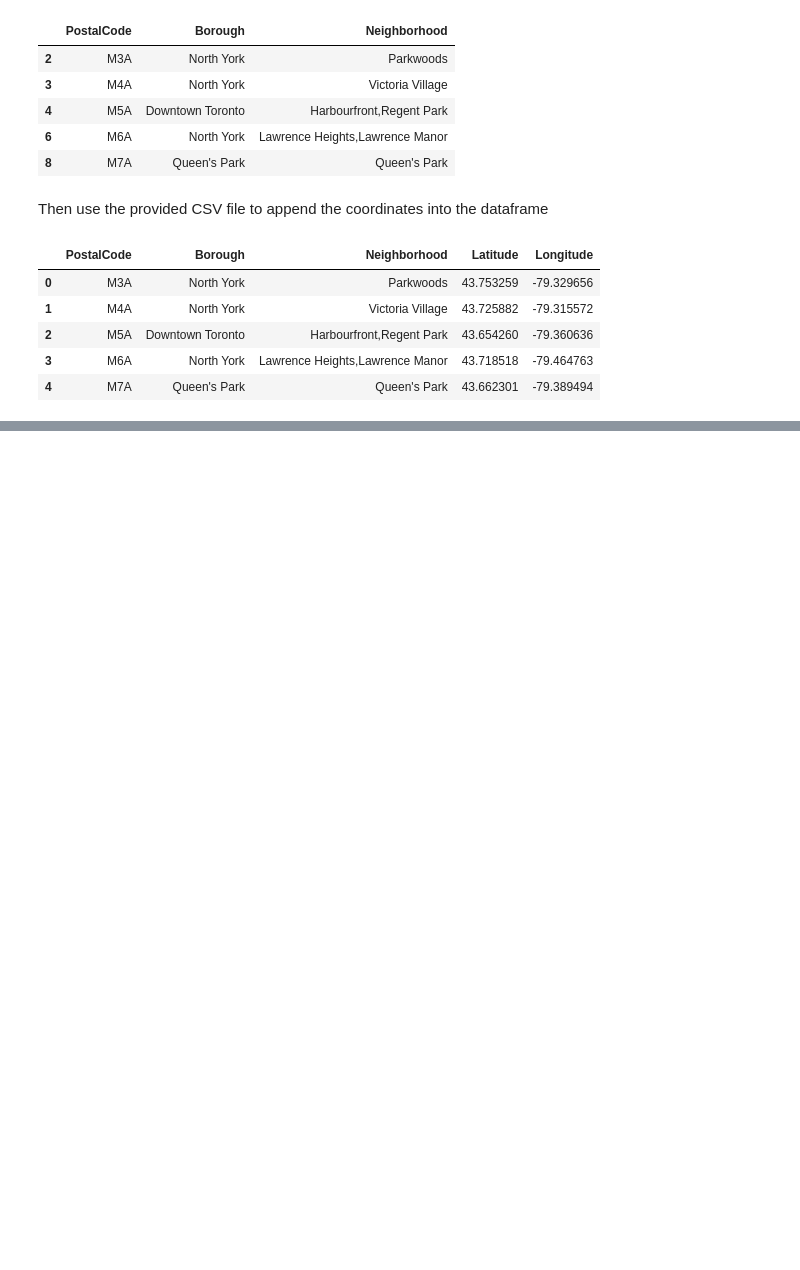
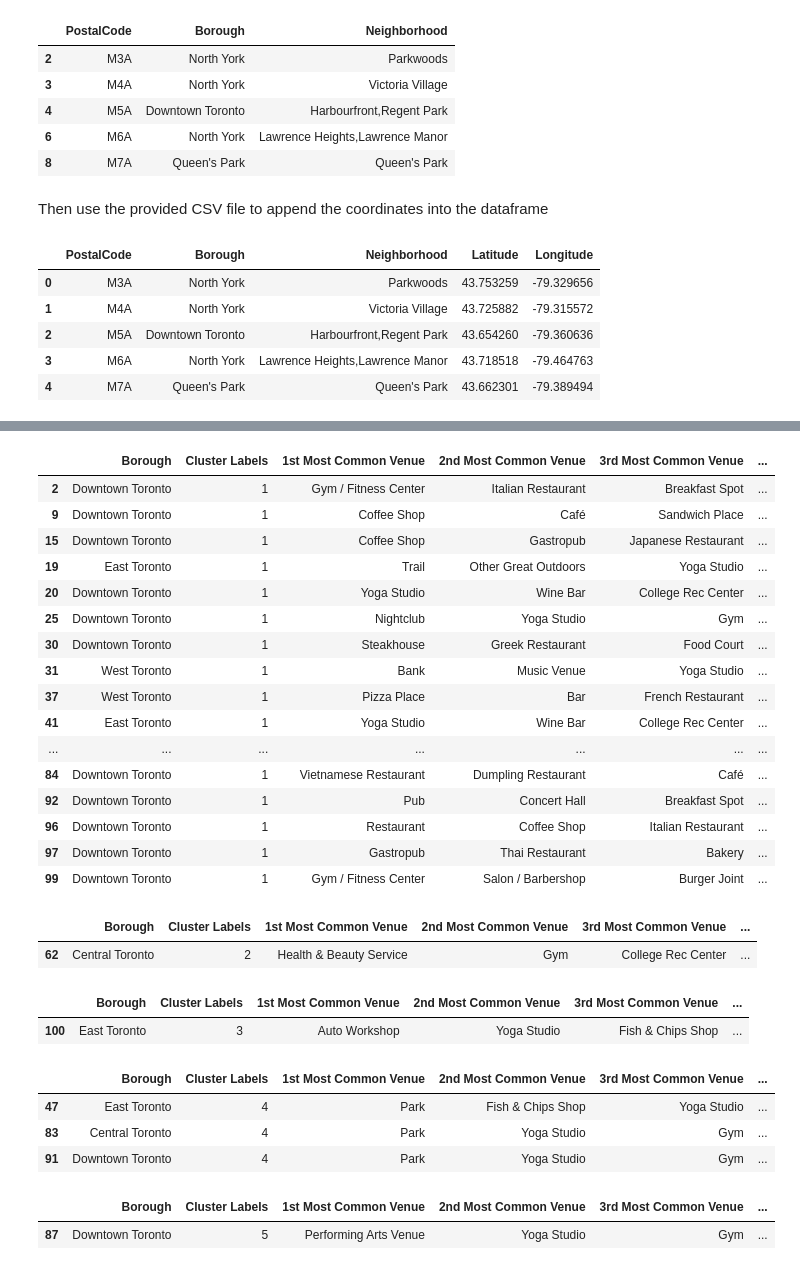
Before and after one commit to rautis/Coursera_Capstone, a Jupyter notebook: Segmenting_Clustering.ipynb, the cells around one changed output, grey strips where cells are left out. Drawn from its saved outputs; the diff is of its cells as text; code cells hidden in the pictures; blank space fills up the shorter version.

```diff
--- a/Segmenting_Clustering.ipynb
+++ b/Segmenting_Clustering.ipynb
@@ -81,0 +468,42 @@ toronto_df.head()
+# %%
+toronto_merged.loc[toronto_merged['Cluster Labels'] == 1, toronto_merged.columns[[1] + list(range(5, toronto_merged.shape[1]))]]
+# %% [output]
+|  | Borough | Cluster Labels | 1st Most Common Venue | 2nd Most Common Venue | 3rd Most Common Venue | ... |
+| 2 | Downtown Toronto | 1 | Gym / Fitness Center | Italian Restaurant | Breakfast Spot | ... |
+| 9 | Downtown Toronto | 1 | Coffee Shop | Café | Sandwich Place | ... |
+| 15 | Downtown Toronto | 1 | Coffee Shop | Gastropub | Japanese Restaurant | ... |
+| 19 | East Toronto | 1 | Trail | Other Great Outdoors | Yoga Studio | ... |
+| 20 | Downtown Toronto | 1 | Yoga Studio | Wine Bar | College Rec Center | ... |
+| 25 | Downtown Toronto | 1 | Nightclub | Yoga Studio | Gym | ... |
+| 30 | Downtown Toronto | 1 | Steakhouse | Greek Restaurant | Food Court | ... |
+| 31 | West Toronto | 1 | Bank | Music Venue | Yoga Studio | ... |
+| 37 | West Toronto | 1 | Pizza Place | Bar | French Restaurant | ... |
+| 41 | East Toronto | 1 | Yoga Studio | Wine Bar | College Rec Center | ... |
+| ... | ... | ... | ... | ... | ... | ... |
+| 84 | Downtown Toronto | 1 | Vietnamese Restaurant | Dumpling Restaurant | Café | ... |
+| 92 | Downtown Toronto | 1 | Pub | Concert Hall | Breakfast Spot | ... |
+| 96 | Downtown Toronto | 1 | Restaurant | Coffee Shop | Italian Restaurant | ... |
+| 97 | Downtown Toronto | 1 | Gastropub | Thai Restaurant | Bakery | ... |
+| 99 | Downtown Toronto | 1 | Gym / Fitness Center | Salon / Barbershop | Burger Joint | ... |
+# %%
+toronto_merged.loc[toronto_merged['Cluster Labels'] == 2, toronto_merged.columns[[1] + list(range(5, toronto_merged.shape[1]))]]
+# %% [output]
+|  | Borough | Cluster Labels | 1st Most Common Venue | 2nd Most Common Venue | 3rd Most Common Venue | ... |
+| 62 | Central Toronto | 2 | Health & Beauty Service | Gym | College Rec Center | ... |
+# %%
+toronto_merged.loc[toronto_merged['Cluster Labels'] == 3, toronto_merged.columns[[1] + list(range(5, toronto_merged.shape[1]))]]
+# %% [output]
+|  | Borough | Cluster Labels | 1st Most Common Venue | 2nd Most Common Venue | 3rd Most Common Venue | ... |
+| 100 | East Toronto | 3 | Auto Workshop | Yoga Studio | Fish & Chips Shop | ... |
+# %%
+toronto_merged.loc[toronto_merged['Cluster Labels'] == 4, toronto_merged.columns[[1] + list(range(5, toronto_merged.shape[1]))]]
+# %% [output]
+|  | Borough | Cluster Labels | 1st Most Common Venue | 2nd Most Common Venue | 3rd Most Common Venue | ... |
+| 47 | East Toronto | 4 | Park | Fish & Chips Shop | Yoga Studio | ... |
+| 83 | Central Toronto | 4 | Park | Yoga Studio | Gym | ... |
+| 91 | Downtown Toronto | 4 | Park | Yoga Studio | Gym | ... |
+# %%
+toronto_merged.loc[toronto_merged['Cluster Labels'] == 5, toronto_merged.columns[[1] + list(range(5, toronto_merged.shape[1]))]]
+# %% [output]
+|  | Borough | Cluster Labels | 1st Most Common Venue | 2nd Most Common Venue | 3rd Most Common Venue | ... |
+| 87 | Downtown Toronto | 5 | Performing Arts Venue | Yoga Studio | Gym | ... |
```
Also changed, not shown: parts of 36 cells of this notebook.
